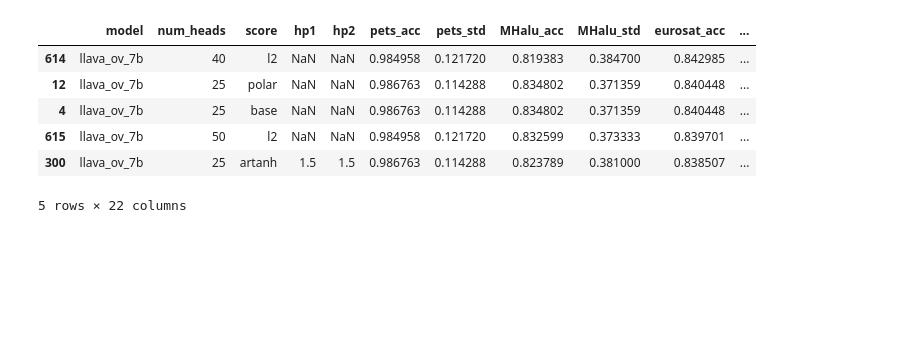
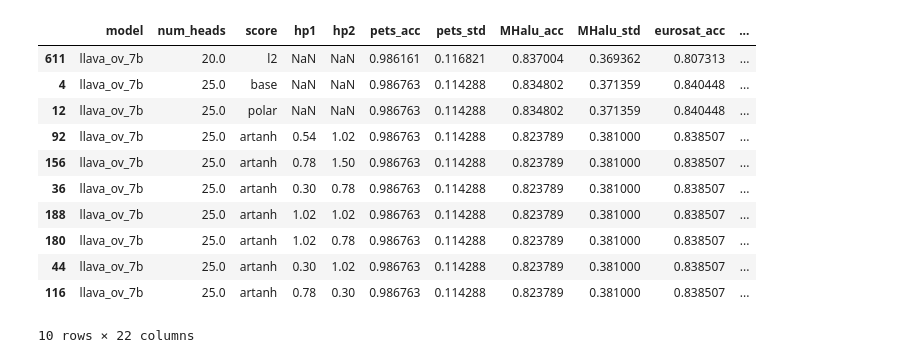
Before and after one commit to marssoo/SAVs, a Jupyter notebook: analysis/breakdown.ipynb, the cells around one changed output. Saved outputs shown, nothing was run; the diff lists cells and outputs as text; code cells hidden in the pictures; blank space fills up the shorter version.

```diff
--- a/analysis/breakdown.ipynb
+++ b/analysis/breakdown.ipynb
@@ -1,14 +1,22 @@
 # %%
 import pandas as pd
 # %%
-df = pd.read_csv('result_csvs/all_val.csv').drop(columns=['Unnamed: 0'])
+df = pd.read_csv('result_csvs/all_val.csv')
+# %%
+acc_columns = df.filter(like='_acc').drop(columns=['pets_acc', 'eurosat_acc'])
+df['avg_acc'] = acc_columns.mean(axis=1)
 # %%
-df.sort_values('eurosat_acc', ascending=False).head(5)
+df.sort_values('avg_acc', ascending=False).head(10)
 # %% [output]
 |  | model | num_heads | score | hp1 | hp2 | pets_acc | pets_std | MHalu_acc | MHalu_std | eurosat_acc | ... |
-| 614 | llava_ov_7b | 40 | l2 | NaN | NaN | 0.984958 | 0.121720 | 0.819383 | 0.384700 | 0.842985 | ... |
-| 12 | llava_ov_7b | 25 | polar | NaN | NaN | 0.986763 | 0.114288 | 0.834802 | 0.371359 | 0.840448 | ... |
-| 4 | llava_ov_7b | 25 | base | NaN | NaN | 0.986763 | 0.114288 | 0.834802 | 0.371359 | 0.840448 | ... |
-| 615 | llava_ov_7b | 50 | l2 | NaN | NaN | 0.984958 | 0.121720 | 0.832599 | 0.373333 | 0.839701 | ... |
-| 300 | llava_ov_7b | 25 | artanh | 1.5 | 1.5 | 0.986763 | 0.114288 | 0.823789 | 0.381000 | 0.838507 | ... |
+| 611 | llava_ov_7b | 20.0 | l2 | NaN | NaN | 0.986161 | 0.116821 | 0.837004 | 0.369362 | 0.807313 | ... |
+| 4 | llava_ov_7b | 25.0 | base | NaN | NaN | 0.986763 | 0.114288 | 0.834802 | 0.371359 | 0.840448 | ... |
+| 12 | llava_ov_7b | 25.0 | polar | NaN | NaN | 0.986763 | 0.114288 | 0.834802 | 0.371359 | 0.840448 | ... |
+| 92 | llava_ov_7b | 25.0 | artanh | 0.54 | 1.02 | 0.986763 | 0.114288 | 0.823789 | 0.381000 | 0.838507 | ... |
+| 156 | llava_ov_7b | 25.0 | artanh | 0.78 | 1.50 | 0.986763 | 0.114288 | 0.823789 | 0.381000 | 0.838507 | ... |
+| 36 | llava_ov_7b | 25.0 | artanh | 0.30 | 0.78 | 0.986763 | 0.114288 | 0.823789 | 0.381000 | 0.838507 | ... |
+| 188 | llava_ov_7b | 25.0 | artanh | 1.02 | 1.02 | 0.986763 | 0.114288 | 0.823789 | 0.381000 | 0.838507 | ... |
+| 180 | llava_ov_7b | 25.0 | artanh | 1.02 | 0.78 | 0.986763 | 0.114288 | 0.823789 | 0.381000 | 0.838507 | ... |
+| 44 | llava_ov_7b | 25.0 | artanh | 0.30 | 1.02 | 0.986763 | 0.114288 | 0.823789 | 0.381000 | 0.838507 | ... |
+| 116 | llava_ov_7b | 25.0 | artanh | 0.78 | 0.30 | 0.986763 | 0.114288 | 0.823789 | 0.381000 | 0.838507 | ... |
-5 rows × 22 columns
+10 rows × 22 columns
```
Also changed, not shown: parts of 5 cells of this notebook, 10 other files.
